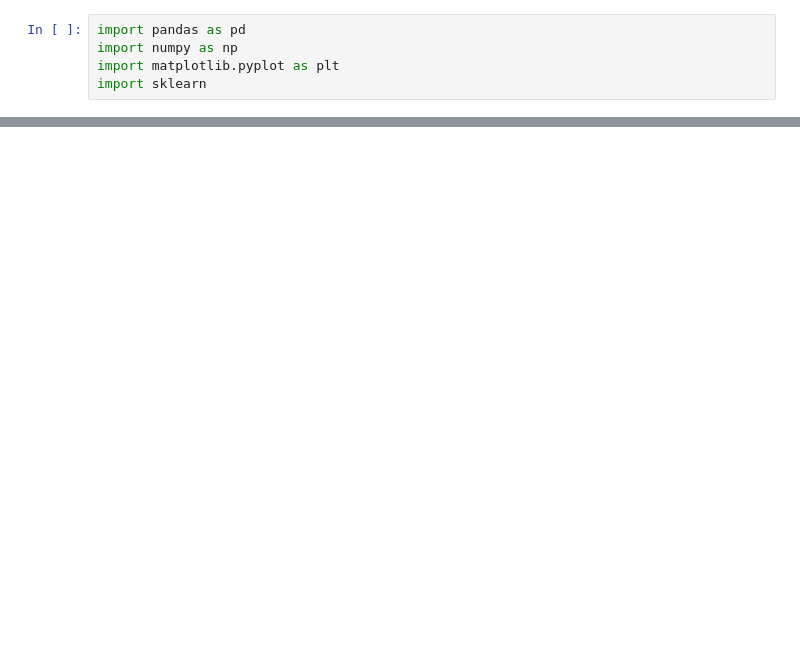
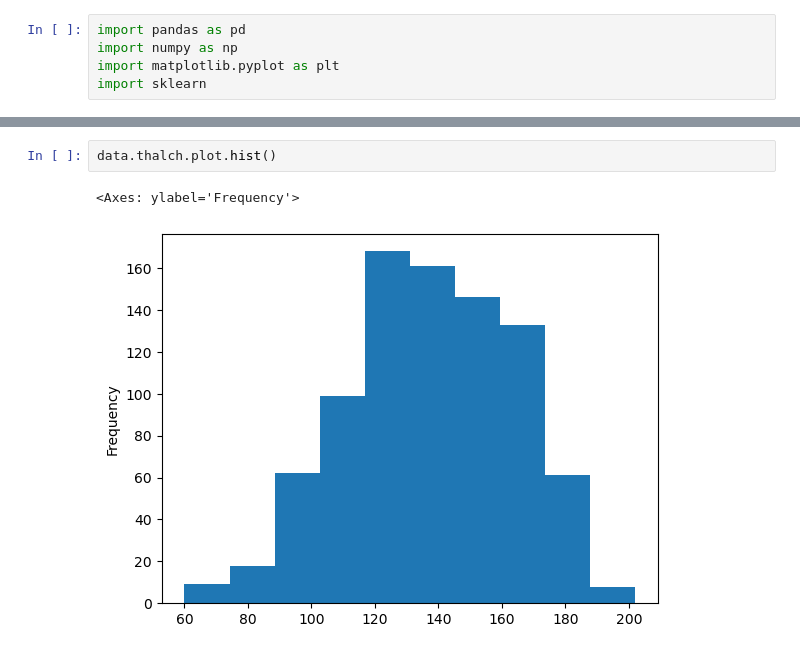
Before and after one commit to guilhemgrvx/ML_project, a Jupyter notebook: UCI_disease.ipynb, the cells around one changed output, grey strips where cells are left out. Drawn from its saved outputs; the diff is of its cells as text; blank space fills up the shorter version.

```diff
--- a/UCI_disease.ipynb
+++ b/UCI_disease.ipynb
@@ -19,0 +34,5 @@ data.shape
+# %%
+data.thalch.plot.hist()
+# %% [output]
+<Axes: ylabel='Frequency'>
+[figure, added]
```
Also changed, not shown: parts of 20 cells of this notebook.
